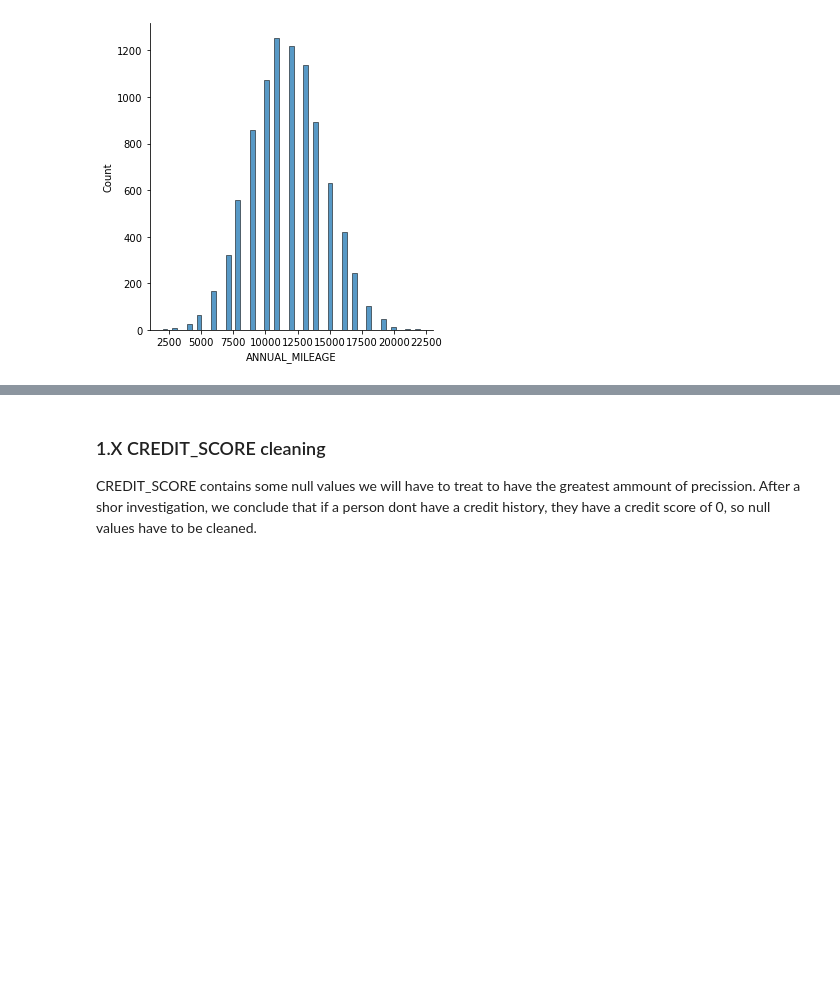
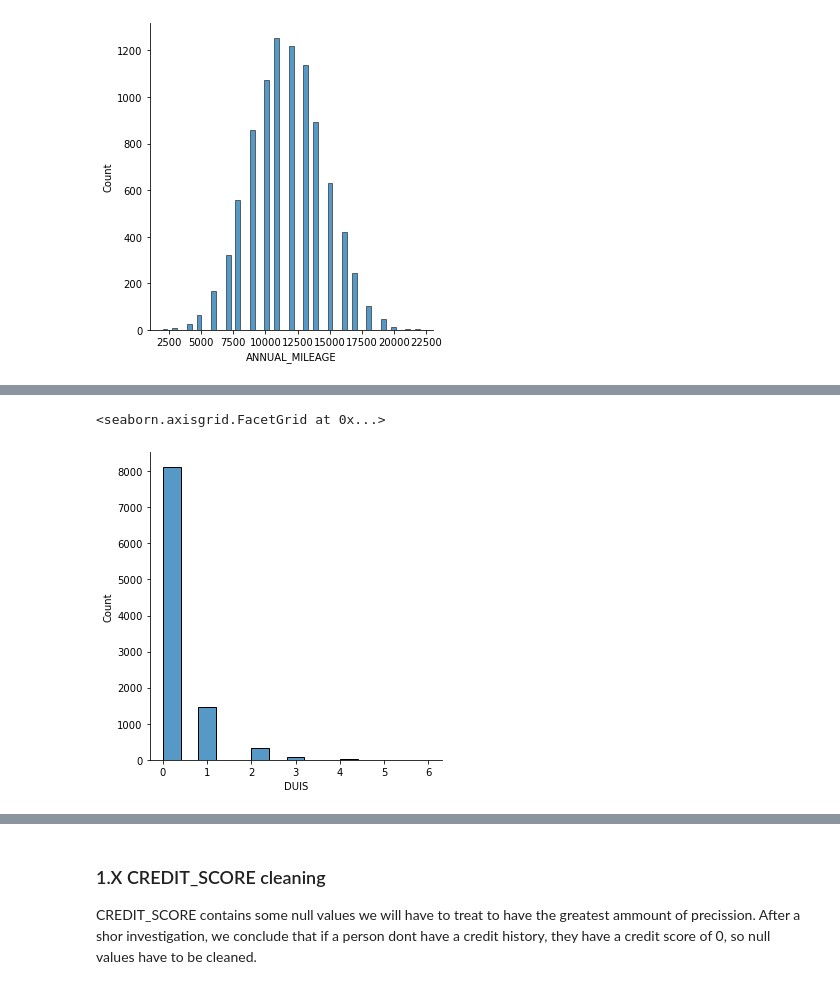
Before and after one commit to AlvarSML/Machine-Learning-2021, a Jupyter notebook: Untitled.ipynb, the cells around one changed output, grey strips where cells are left out. Cells and saved outputs as stored; diff of their text form; code cells hidden in the pictures; blank space fills up the shorter version.

```diff
--- a/Untitled.ipynb
+++ b/Untitled.ipynb
@@ -563,0 +644,5 @@ sns.displot(cdf["ANNUAL_MILEAGE"])
+# %%
+sns.displot(cdf["DUIS"])
+# %% [output]
+<seaborn.axisgrid.FacetGrid at 0x...>
+[figure, added]
```
Also changed, not shown: parts of 23 cells of this notebook.
